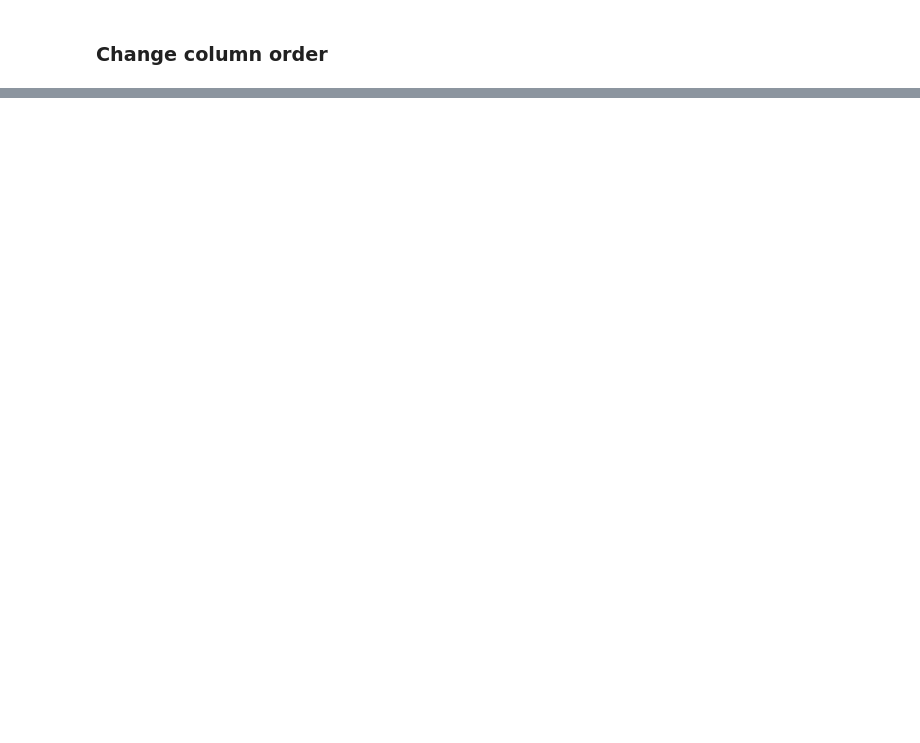
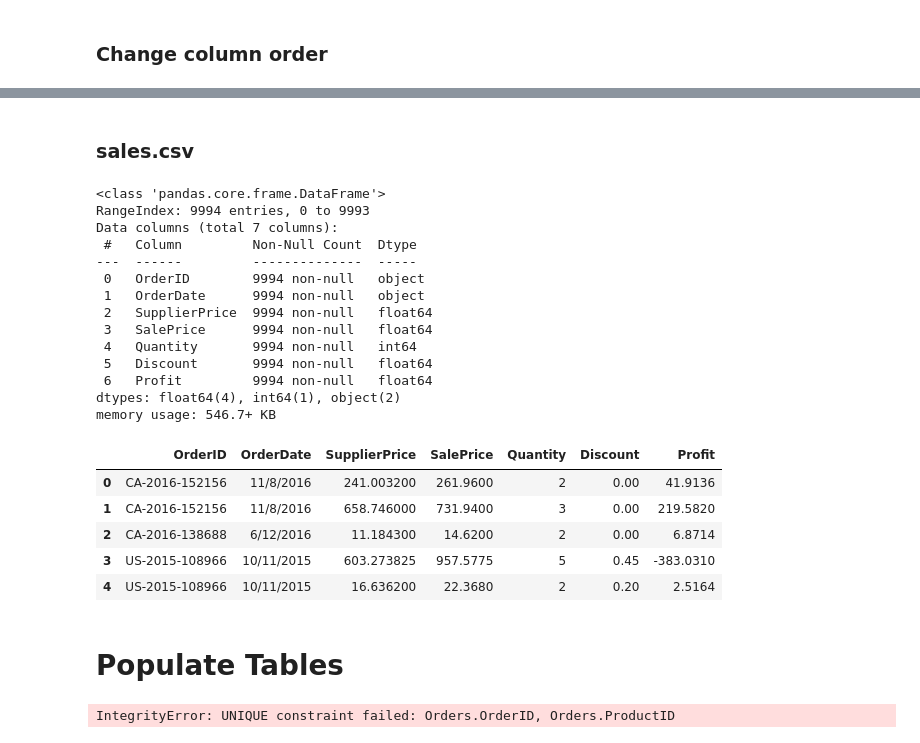
Before and after one commit to marcosmicozzi/Module02, a Jupyter notebook: m2p5s1.ipynb, the cells around one changed output, grey strips where cells are left out. Saved outputs shown, nothing was run; the diff lists cells and outputs as text; code cells hidden in the pictures; blank space fills up the shorter version.

```diff
--- a/m2p5s1.ipynb
+++ b/m2p5s1.ipynb
@@ -94,0 +326,28 @@ updated_csv.head()
+# %% [markdown]
+### sales.csv
+# %%
+sales = updated_csv[["OrderID", "OrderDate", "SupplierPrice", "SalePrice", "Quantity", "Discount", "Profit"]].copy()
+# sales = sales.drop_duplicates(subset="OrderID")
+sales.info()
+sales.head(5)
+# %% [output]
+<class 'pandas.core.frame.DataFrame'>
+RangeIndex: 9994 entries, 0 to 9993
+Data columns (total 7 columns):
+ #   Column         Non-Null Count  Dtype
+---  ------         --------------  -----
+ 0   OrderID        9994 non-null   object
+ 1   OrderDate      9994 non-null   object
+ 2   SupplierPrice  9994 non-null   float64
+ 3   SalePrice      9994 non-null   float64
+ 4   Quantity       9994 non-null   int64
+ 5   Discount       9994 non-null   float64
+ 6   Profit         9994 non-null   float64
+dtypes: float64(4), int64(1), object(2)
+memory usage: 546.7+ KB
+|  | OrderID | OrderDate | SupplierPrice | SalePrice | Quantity | Discount | Profit |
+| 0 | CA-2016-152156 | 11/8/2016 | 241.003200 | 261.9600 | 2 | 0.00 | 41.9136 |
+| 1 | CA-2016-152156 | 11/8/2016 | 658.746000 | 731.9400 | 3 | 0.00 | 219.5820 |
+| 2 | CA-2016-138688 | 6/12/2016 | 11.184300 | 14.6200 | 2 | 0.00 | 6.8714 |
+| 3 | US-2015-108966 | 10/11/2015 | 603.273825 | 957.5775 | 5 | 0.45 | -383.0310 |
+| 4 | US-2015-108966 | 10/11/2015 | 16.636200 | 22.3680 | 2 | 0.20 | 2.5164 |
@@ -94,0 +356,2 @@ updated_csv.head()
+# %% [markdown]
+# Populate Tables
@@ -94,0 +369,13 @@ updated_csv.head()
+# %%
+conn = sqlite3.connect("Ecommerce.db")
+
+orders.to_sql(
+    "Orders", # the name of the table
+    con=conn, # the connection variable
+    index=False, # whether to include the index column
+    if_exists="append" # define behavior if table already exists
+)
+
+conn.close()
+# %% [output]
+IntegrityError: UNIQUE constraint failed: Orders.OrderID, Orders.ProductID
```
Also changed, not shown: parts of 28 cells of this notebook, 7 other files.
